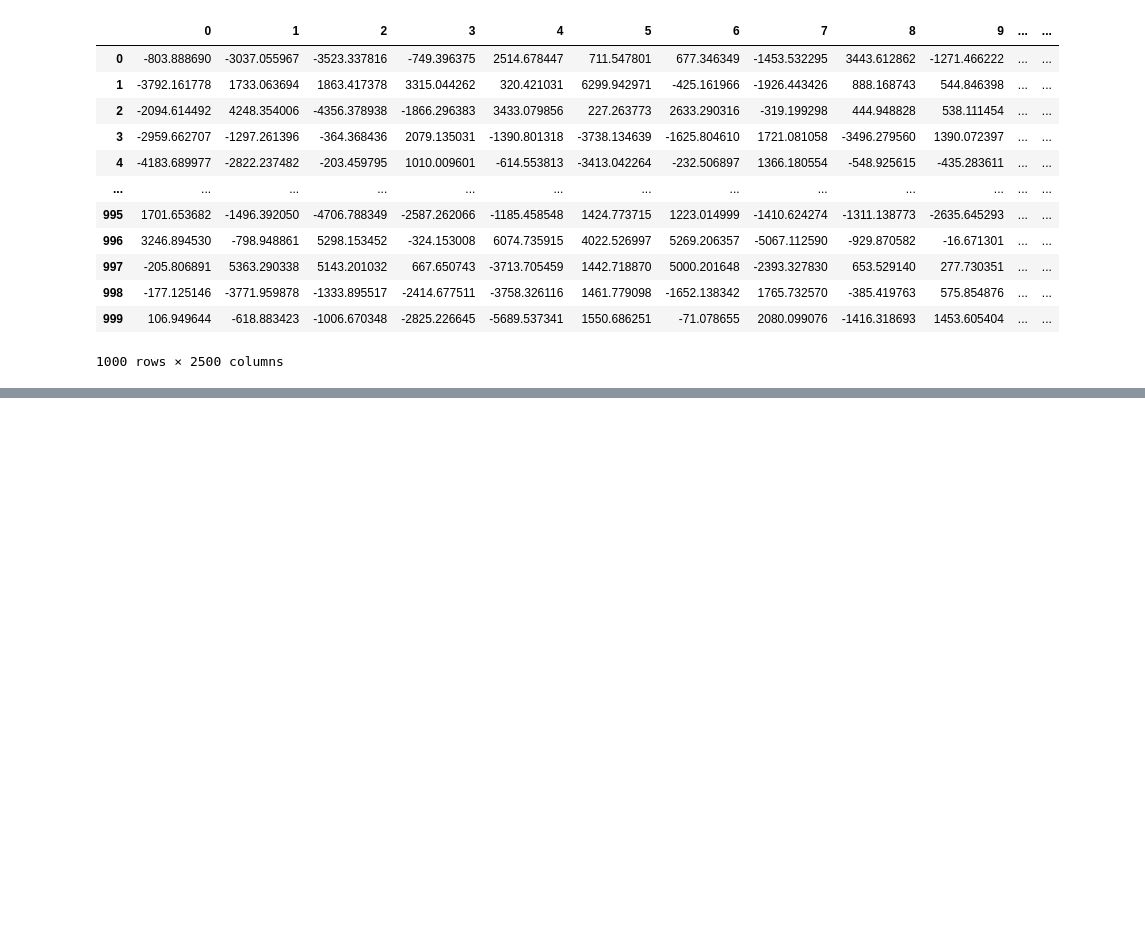
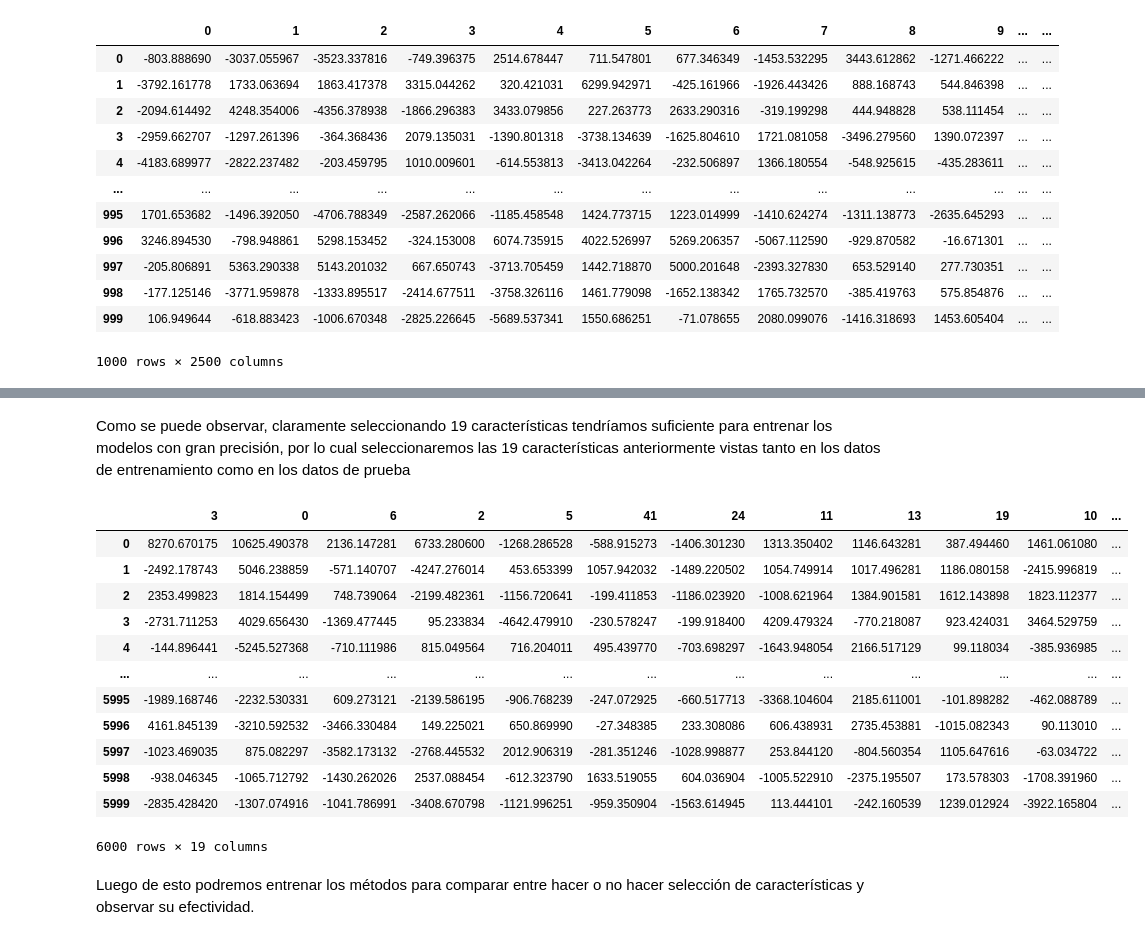
Before and after one commit to DanielJCC/Machine-Learning-3er-Seguimiento, a Jupyter notebook: Gisette_Dataset.ipynb, the cells around one changed output, grey strips where cells are left out. Saved outputs shown, nothing was run; the diff lists cells and outputs as text; code cells hidden in the pictures; blank space fills up the shorter version.

Commit message:
add models comparison with FS

```diff
--- a/Gisette_Dataset.ipynb
+++ b/Gisette_Dataset.ipynb
@@ -520,0 +252,7 @@ weighted avg       0.87      0.87      0.87      1000
+# %%
+fs = pd.DataFrame(X_train_PCA)
+fs['target'] = y_train
+corr_matrix = fs.corr(method='spearman')
+corr_matrix = corr_matrix.abs().unstack()
+corr_target = corr_matrix['target'].sort_values(ascending=False)
+corr_target
@@ -520,0 +280,3 @@ weighted avg       0.87      0.87      0.87      1000
+# %%
+features_selected = corr_target[corr_target > 0.056]
+features_selected
@@ -520,0 +301,22 @@ weighted avg       0.87      0.87      0.87      1000
+# %% [markdown]
+Como se puede observar, claramente seleccionando 19 características tendríamos suficiente para entrenar los modelos con gran precisión, por lo cual seleccionaremos las 19 características anteriormente vistas tanto en los datos de entrenamiento como en los datos de prueba
+# %%
+X_train_fs = X_train_PCA[features_selected.index.drop("target")]
+X_test_fs = X_validation_PCA[features_selected.index.drop("target")]
+X_train_fs
+# %% [output]
+|  | 3 | 0 | 6 | 2 | 5 | 41 | 24 | 11 | 13 | 19 | 10 | ... |
+| 0 | 8270.670175 | 10625.490378 | 2136.147281 | 6733.280600 | -1268.286528 | -588.915273 | -1406.301230 | 1313.350402 | 1146.643281 | 387.494460 | 1461.061080 | ... |
+| 1 | -2492.178743 | 5046.238859 | -571.140707 | -4247.276014 | 453.653399 | 1057.942032 | -1489.220502 | 1054.749914 | 1017.496281 | 1186.080158 | -2415.996819 | ... |
+| 2 | 2353.499823 | 1814.154499 | 748.739064 | -2199.482361 | -1156.720641 | -199.411853 | -1186.023920 | -1008.621964 | 1384.901581 | 1612.143898 | 1823.112377 | ... |
+| 3 | -2731.711253 | 4029.656430 | -1369.477445 | 95.233834 | -4642.479910 | -230.578247 | -199.918400 | 4209.479324 | -770.218087 | 923.424031 | 3464.529759 | ... |
+| 4 | -144.896441 | -5245.527368 | -710.111986 | 815.049564 | 716.204011 | 495.439770 | -703.698297 | -1643.948054 | 2166.517129 | 99.118034 | -385.936985 | ... |
+| ... | ... | ... | ... | ... | ... | ... | ... | ... | ... | ... | ... | ... |
+| 5995 | -1989.168746 | -2232.530331 | 609.273121 | -2139.586195 | -906.768239 | -247.072925 | -660.517713 | -3368.104604 | 2185.611001 | -101.898282 | -462.088789 | ... |
+| 5996 | 4161.845139 | -3210.592532 | -3466.330484 | 149.225021 | 650.869990 | -27.348385 | 233.308086 | 606.438931 | 2735.453881 | -1015.082343 | 90.113010 | ... |
+| 5997 | -1023.469035 | 875.082297 | -3582.173132 | -2768.445532 | 2012.906319 | -281.351246 | -1028.998877 | 253.844120 | -804.560354 | 1105.647616 | -63.034722 | ... |
+| 5998 | -938.046345 | -1065.712792 | -1430.262026 | 2537.088454 | -612.323790 | 1633.519055 | 604.036904 | -1005.522910 | -2375.195507 | 173.578303 | -1708.391960 | ... |
+| 5999 | -2835.428420 | -1307.074916 | -1041.786991 | -3408.670798 | -1121.996251 | -959.350904 | -1563.614945 | 113.444101 | -242.160539 | 1239.012924 | -3922.165804 | ... |
+6000 rows × 19 columns
+# %% [markdown]
+Luego de esto podremos entrenar los métodos para comparar entre hacer o no hacer selección de características y observar su efectividad.
```
Also changed, not shown: parts of 44 cells of this notebook.
